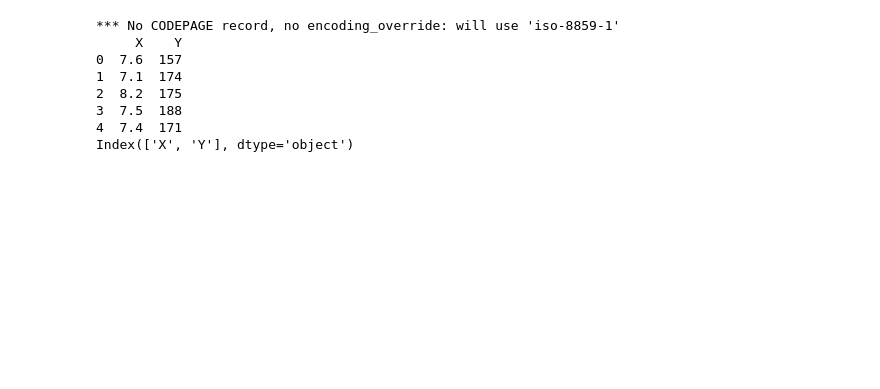
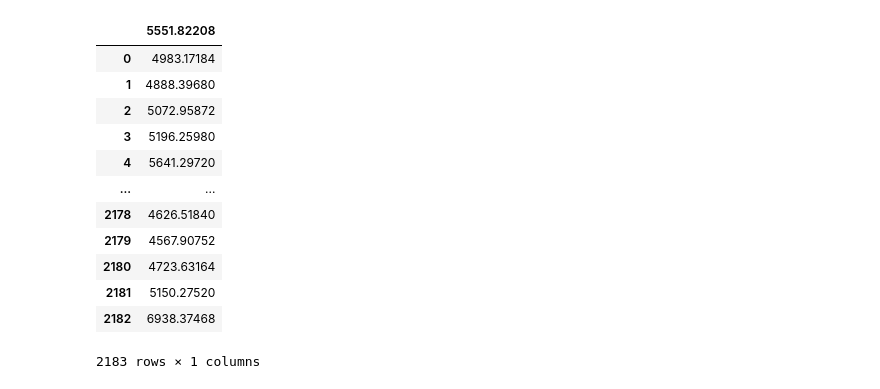
Before and after one commit to pagadalaAnu/2203A52046_Deep-Learning, a Jupyter notebook: 2203A52046_DEEP_LEARNING_LAB_ASSOGNMNET_7.ipynb, the cells around one changed output. Cells and saved outputs as stored; diff of their text form; code cells hidden in the pictures; blank space fills up the shorter version.

```diff
--- a/2203A52046_DEEP_LEARNING_LAB_ASSOGNMNET_7.ipynb
+++ b/2203A52046_DEEP_LEARNING_LAB_ASSOGNMNET_7.ipynb
@@ -6,3 +6,9 @@ import pandas as pd
 import matplotlib.pyplot as plt
 from sklearn.model_selection import train_test_split
 from sklearn.metrics import mean_squared_error, mean_absolute_error
+!pip install openpyxl
+
+# Load the Excel file using 'openpyxl' engine
+df = pd.read_excel("/content/Load Data in kW.xlsx", engine='openpyxl')
+df
+# %% [output]
@@ -9,23 +17,13 @@ from sklearn.metrics import mean_squared_error, mean_absolute_error
+|  | 5551.82208 |
+| 0 | 4983.17184 |
+| 1 | 4888.39680 |
+| 2 | 5072.95872 |
+| 3 | 5196.25980 |
+| 4 | 5641.29720 |
+| ... | ... |
+| 2178 | 4626.51840 |
+| 2179 | 4567.90752 |
+| 2180 | 4723.63164 |
+| 2181 | 5150.27520 |
+| 2182 | 6938.37468 |
+2183 rows × 1 columns
-# %%
-# Load the dataset
-file_path = "/content/slr09.xls"
-df = pd.read_excel(file_path, engine='xlrd') # or engine='openpyxl'
-
-# Display the first few rows and columns to understand the structure
-print(df.head())
-print(df.columns) # Print the column names
-
-# Normalize data
-# Ensure the column names below match the actual column names in your dataframe
-# You might need to adjust them based on the output of df.columns
-df['X'] = (df['X'] - df['X'].mean()) / df['X'].std()  # Replace 'Previous_Week_Load' with the correct column name
-df['Y'] = (df['Y'] - df['Y'].mean()) / df['Y'].std()  # Replace 'Current_Week_Load' with the correct column name
-# %% [output]
-*** No CODEPAGE record, no encoding_override: will use 'iso-8859-1'
-     X    Y
-0  7.6  157
-1  7.1  174
-2  8.2  175
-3  7.5  188
-4  7.4  171
-Index(['X', 'Y'], dtype='object')
```
Also changed, not shown: parts of 7 cells of this notebook.
